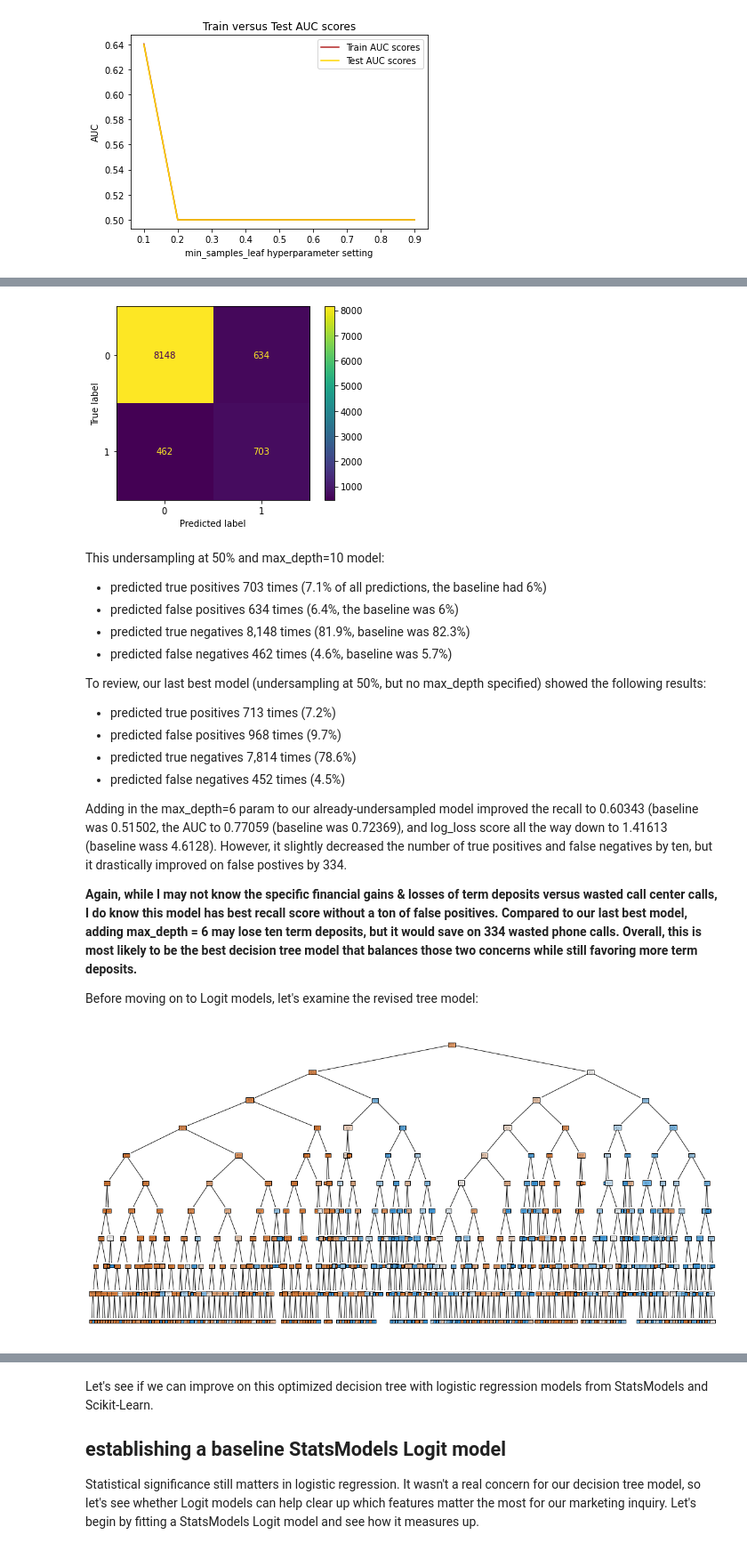
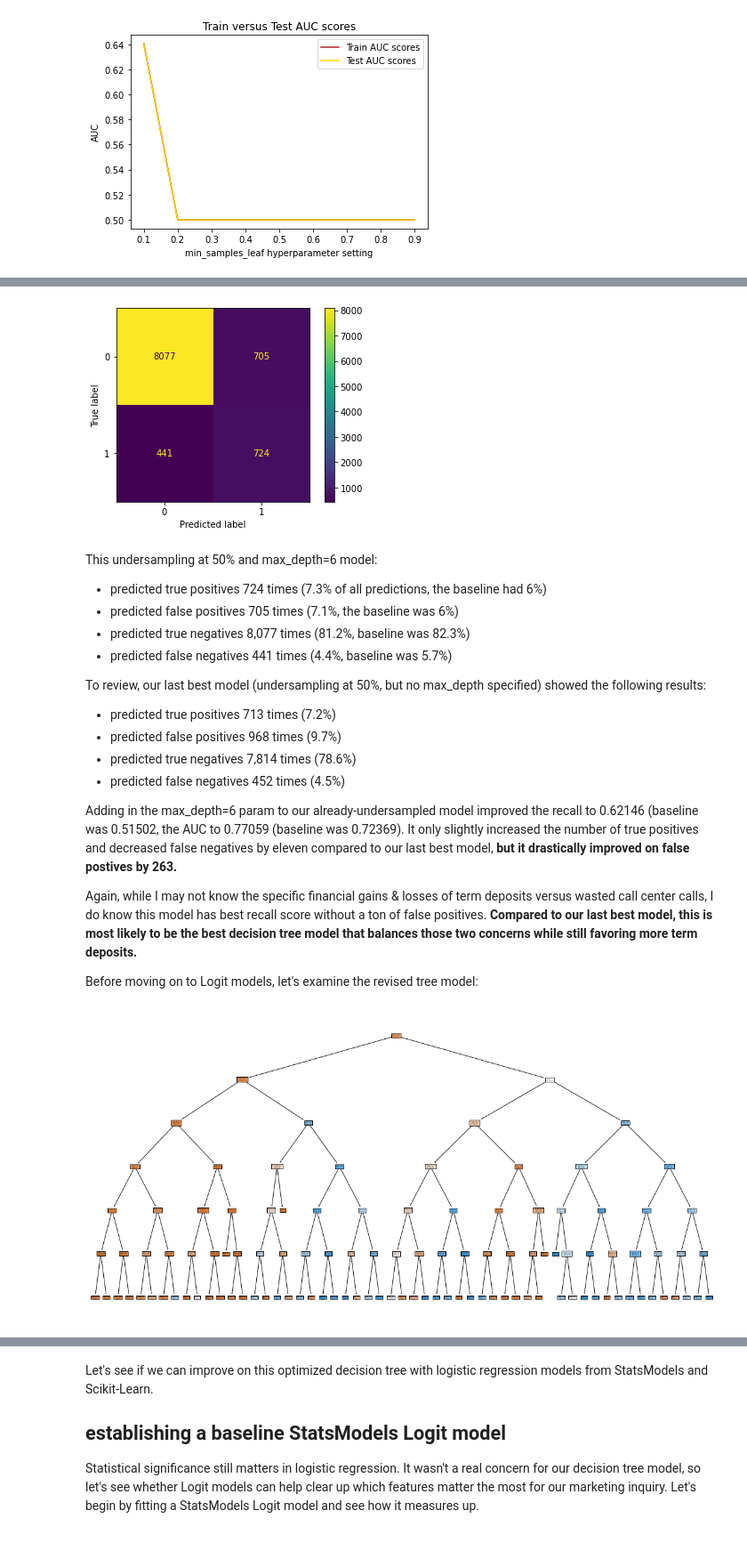
Before and after one commit to joeldmott/bank_marketing_classification_project, a Jupyter notebook: project_notebook.ipynb, the cells around one changed output, grey strips where cells are left out. Shown at 89% size. Cells and saved outputs as stored; diff of their text form; code cells hidden in the pictures.

```diff
--- a/project_notebook.ipynb
+++ b/project_notebook.ipynb
@@ -539,15 +539,15 @@ for i in sampling_strategies:
     # fit and apply the transform
     X_train_preprocessed_over, y_train_over = oversample.fit_resample(X_train_preprocessed, y_train)
     #instantiate & fit the model to X_over & y_over
-    clf_oversample_float = DecisionTreeClassifier(criterion='entropy', random_state=713)
-    clf_oversample_float.fit(X_train_preprocessed_over, y_train_over)
+    clf_oversample_temp = DecisionTreeClassifier(criterion='entropy', random_state=713)
+    clf_oversample_temp.fit(X_train_preprocessed_over, y_train_over)
     #make predictions for our evaluation metrics
-    y_pred_test_over = clf_oversample_float.predict(X_test_preprocessed)
+    y_pred_test_over = clf_oversample_temp.predict(X_test_preprocessed)
     #find & append recall scores
     recall_scores.append(recall_score(y_test, y_pred_test_over))
     #find & append auc scores
     fpr, tpr, thresholds = roc_curve(y_test, y_pred_test_over)
-    auc_scores.append(auc(fpr, tpr))
+    auc_scores.append(auc(fpr,tpr))
 
 print("Recall & AUC scores for 1.5 down through 1.1 sample_strategy dictionaries:")
 print("recall scores:", recall_scores)
@@ -569,18 +569,18 @@ The highest AUC score appears at the 130% oversampling rate, but since recall is
 # %%
-#Set oversampling to 140%
-oversample = RandomOverSampler(random_state=713, sampling_strategy={0:35140, 1:6503})
+#Set oversampling to 120%
+oversample = RandomOverSampler(random_state=713, sampling_strategy={0:35140, 1:5574})
 # fit and apply the transform
 X_train_preprocessed_over, y_train_over = oversample.fit_resample(X_train_preprocessed, y_train)
 #instantiate & fit the model to X_over & y_over
-clf_oversample_140 = DecisionTreeClassifier(criterion='entropy', random_state=713)
-clf_oversample_140.fit(X_train_preprocessed_over, y_train_over)
+clf_oversample_120 = DecisionTreeClassifier(criterion='entropy', random_state=713)
+clf_oversample_120.fit(X_train_preprocessed_over, y_train_over)
 
 #make predictions for our evaluation metrics
-y_pred_test_over = clf_oversample_140.predict(X_test_preprocessed)
+y_pred_test_over = clf_oversample_120.predict(X_test_preprocessed)
 
 #confirming recall score
-print('recall score when oversampling at 140%:', recall_score(y_test, y_pred_test_over))
-#calculate auc score
+print('recall score when oversampling at 120%:', recall_score(y_test, y_pred_test_over))
+#confirming auc score
 fpr, tpr, thresholds = roc_curve(y_test, y_pred_test_over)
-print('AUC score when oversampling at 140%', auc(fpr, tpr))
+print('AUC score when oversampling at 120%', auc(fpr, tpr))
 # %% [output]
@@ -864,6 +861,6 @@ Alright, we have an optimal max_depth setting of 6, which results in an improved
 # %%
-clf_undersample_50_md_10 = DecisionTreeClassifier(criterion='entropy',
+clf_undersample_50_md_6 = DecisionTreeClassifier(criterion='entropy',
                                                   random_state=713,
-                                                  max_depth=10)
-clf_undersample_50_md_10.fit(X_train_preprocessed_under, y_train_under)
+                                                  max_depth=6)
+clf_undersample_50_md_6.fit(X_train_preprocessed_under, y_train_under)
 # %% [output]
@@ -966,14 +955,14 @@ Tuning 'min_sample_leaf' along with 'min_samples_split' only worsens the model,
 # %%
-ConfusionMatrixDisplay.from_predictions(y_test, y_pred_test_undersample_50_md_10);
+ConfusionMatrixDisplay.from_predictions(y_test, y_pred_test_undersample_50_md_6);
 # %% [output]
-[figure, old version]
+[figure, new version]
 # %% [markdown]
-This undersampling at 50% and max_depth=10 model:
+This undersampling at 50% and max_depth=6 model:
 
-- predicted true positives 703 times (7.1% of all predictions, the baseline had 6%)
-- predicted false positives 634 times (6.4%, the baseline was 6%)
-- predicted true negatives 8,148 times (81.9%, baseline was 82.3%)
-- predicted false negatives 462 times (4.6%, baseline was 5.7%)
+- predicted true positives 724 times (7.3% of all predictions, the baseline had 6%)
+- predicted false positives 705 times (7.1%, the baseline was 6%)
+- predicted true negatives 8,077 times (81.2%, baseline was 82.3%)
+- predicted false negatives 441 times (4.4%, baseline was 5.7%)
 
 To review, our last best model (undersampling at 50%, but no max_depth specified) showed the following results:
 
@@ -982,18 +971,18 @@ To review, our last best model (undersampling at 50%, but no max_depth specified
 - predicted true negatives 7,814 times (78.6%)
 - predicted false negatives 452 times (4.5%)
 
-Adding in the max_depth=6 param to our already-undersampled model improved the recall to 0.60343 (baseline was 0.51502, the AUC to 0.77059 (baseline was 0.72369), and log_loss score all the way down to 1.41613 (baseline wass 4.6128). However, it slightly decreased the number of true positives and false negatives by ten, but it drastically improved on false postives by 334.
+Adding in the max_depth=6 param to our already-undersampled model improved the recall to 0.62146 (baseline was 0.51502, the AUC to 0.77059 (baseline was 0.72369). It only slightly increased the number of true positives and decreased false negatives by eleven compared to our last best model, **but it drastically improved on false postives by 263.**
 
-**Again, while I may not know the specific financial gains & losses of term deposits versus wasted call center calls, I do know this model has best recall score without a ton of false positives. Compared to our last best model, adding max_depth = 6 may lose ten term deposits, but it would save on 334 wasted phone calls. Overall, this is most likely to be the best decision tree model that balances those two concerns while still favoring more term deposits.**
+Again, while I may not know the specific financial gains & losses of term deposits versus wasted call center calls, I do know this model has best recall score without a ton of false positives. **Compared to our last best model, this is most likely to be the best decision tree model that balances those two concerns while still favoring more term deposits.**
 
 Before moving on to Logit models, let's examine the revised tree model:
 # %%
 fig, ax = plt.subplots(figsize=(20,10))
-tree.plot_tree(clf_undersample_50_md_10,
+tree.plot_tree(clf_undersample_50_md_6,
               feature_names = X_train_preprocessed_under.columns,
               class_names = np.unique(y).astype('str'),
               filled=True)
 plt.show();
 # %% [output]
-[figure, old version]
+[figure, new version]
 # %% [markdown]
```
Also changed, not shown: parts of 91 cells of this notebook.
